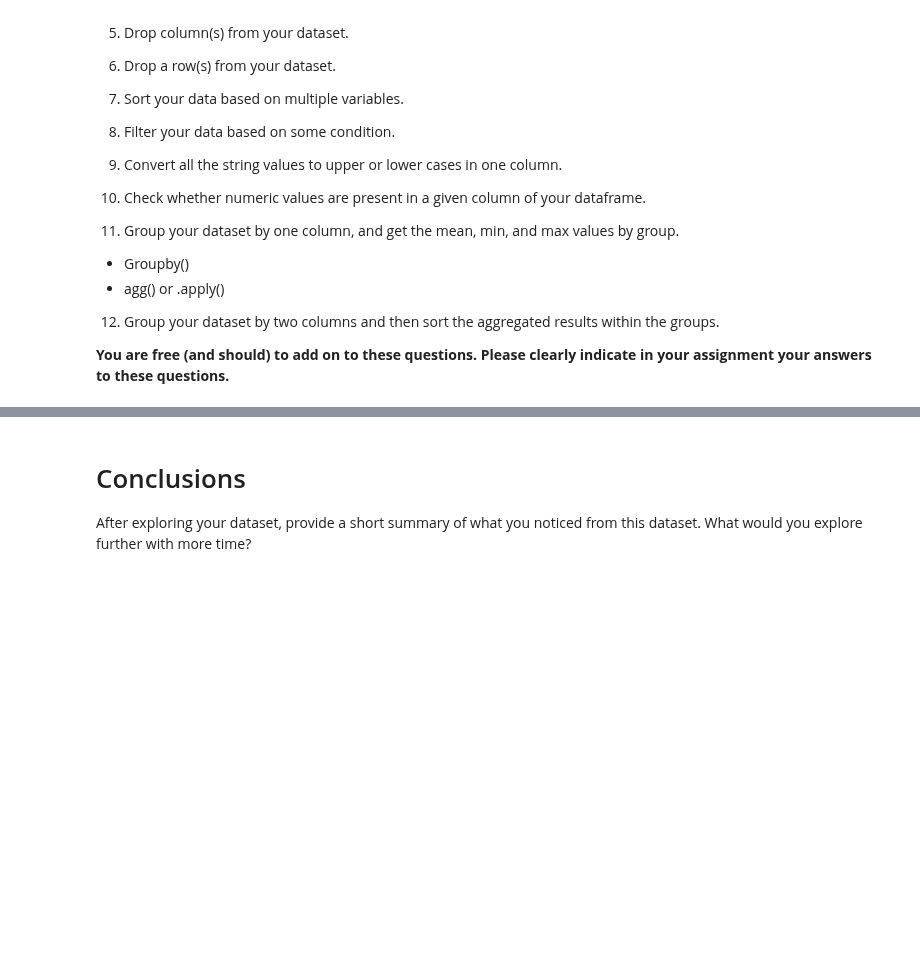
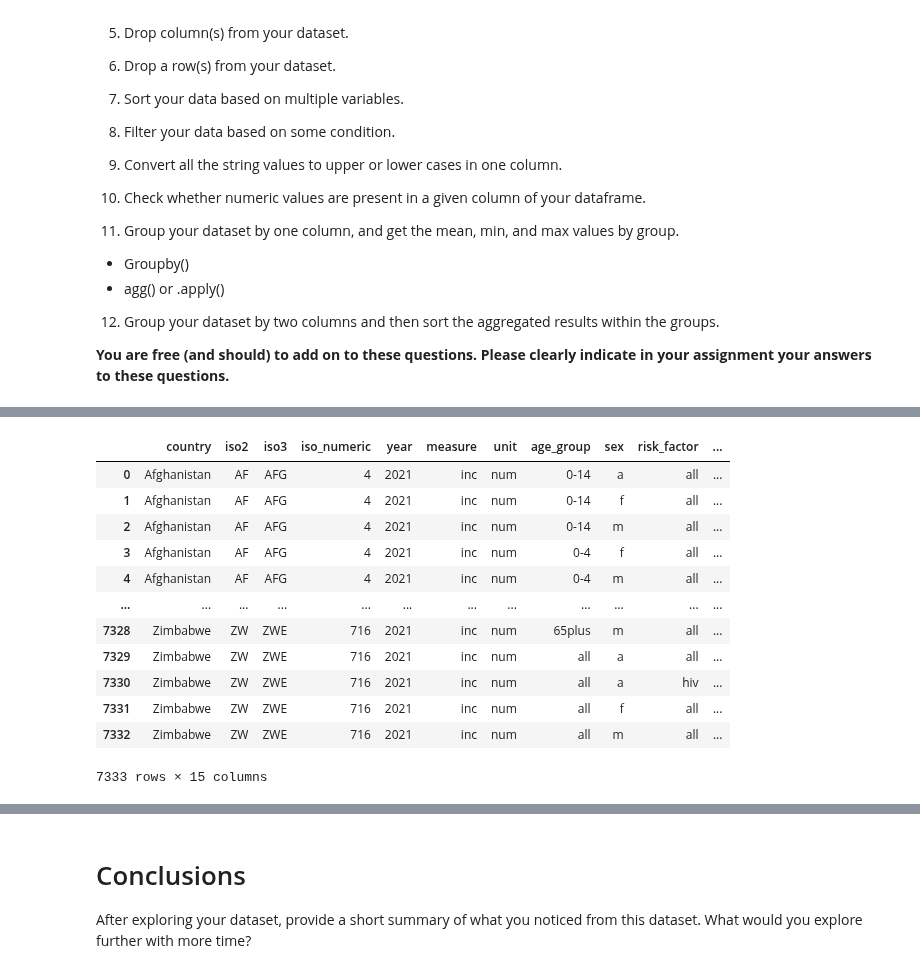
Before and after one commit to himalayahall/DATA602, a Jupyter notebook: 07_assignment.ipynb, the cells around one changed output, grey strips where cells are left out. Drawn from its saved outputs; the diff is of its cells as text; code cells hidden in the pictures; blank space fills up the shorter version.

```diff
--- a/07_assignment.ipynb
+++ b/07_assignment.ipynb
@@ -92,3 +121,7 @@ Create a subset of your original data and perform the following.
 12. Group your dataset by two columns and then sort the aggregated results within the groups.
 
 **You are free (and should) to add on to these questions.  Please clearly indicate in your assignment your answers to these questions.**
+# %%
+# 1 - Rename TB incidence estimate columns - add _est suffix
+tb_ds = tb_ds.rename(columns={"best" : "best_est", "hi" : "hi_est", "lo" : "lo_est"})
+tb_ds.head()
@@ -94,0 +135,10 @@ Create a subset of your original data and perform the following.
+# %%
+# 2 and 3 - Change columns to categorical (measure, sex) and int (best_Est, lo_est, hi_est), fix missing values
+
+# First, replace missing values in lo_est and hi_est with 0. Otherwise data type conversion will not work
+tb_ds['lo_est'] = tb_ds['lo_est'].fillna(0)
+tb_ds['hi_est'] = tb_ds['hi_est'].fillna(0)
+
+# Change column types
+tb_ds = tb_ds.astype({'measure' : 'category', 'sex' : 'category', 'best_est': 'int', 'lo_est': 'int', 'hi_est': 'int'}, errors='ignore')
+print_basic(tb_ds)
@@ -94,0 +163,10 @@ Create a subset of your original data and perform the following.
+# %%
+# 4 - Create age_min, and age_max. For example, if age_group = 0-14 then age_min = 0, age_max = 14
+age_min_max = tb_ds.age_group.str.extract('(\d+)\-(\d+)').dropna().astype(int)
+age_min_max = age_min_max.rename({0 : 'age_min', 1 : 'age_max'}, axis = 'columns')
+
+age_min_plus = tb_ds.age_group.str.extract('(\d+)plus').dropna().astype(int)
+age_min_plus = age_min_plus.rename({0 : 'age_min'}, axis = 'columns')
+
+age_ranges = age_min_max.append(age_min_plus)
+age_ranges
@@ -94,0 +187,17 @@ Create a subset of your original data and perform the following.
+# %%
+tb_ds = tb_ds.join(age_ranges)
+tb_ds
+# %% [output]
+|  | country | iso2 | iso3 | iso_numeric | year | measure | unit | age_group | sex | risk_factor | ... |
+| 0 | Afghanistan | AF | AFG | 4 | 2021 | inc | num | 0-14 | a | all | ... |
+| 1 | Afghanistan | AF | AFG | 4 | 2021 | inc | num | 0-14 | f | all | ... |
+| 2 | Afghanistan | AF | AFG | 4 | 2021 | inc | num | 0-14 | m | all | ... |
+| 3 | Afghanistan | AF | AFG | 4 | 2021 | inc | num | 0-4 | f | all | ... |
+| 4 | Afghanistan | AF | AFG | 4 | 2021 | inc | num | 0-4 | m | all | ... |
+| ... | ... | ... | ... | ... | ... | ... | ... | ... | ... | ... | ... |
+| 7328 | Zimbabwe | ZW | ZWE | 716 | 2021 | inc | num | 65plus | m | all | ... |
+| 7329 | Zimbabwe | ZW | ZWE | 716 | 2021 | inc | num | all | a | all | ... |
+| 7330 | Zimbabwe | ZW | ZWE | 716 | 2021 | inc | num | all | a | hiv | ... |
+| 7331 | Zimbabwe | ZW | ZWE | 716 | 2021 | inc | num | all | f | all | ... |
+| 7332 | Zimbabwe | ZW | ZWE | 716 | 2021 | inc | num | all | m | all | ... |
+7333 rows × 15 columns
```
Also changed, not shown: parts of 11 cells of this notebook.
